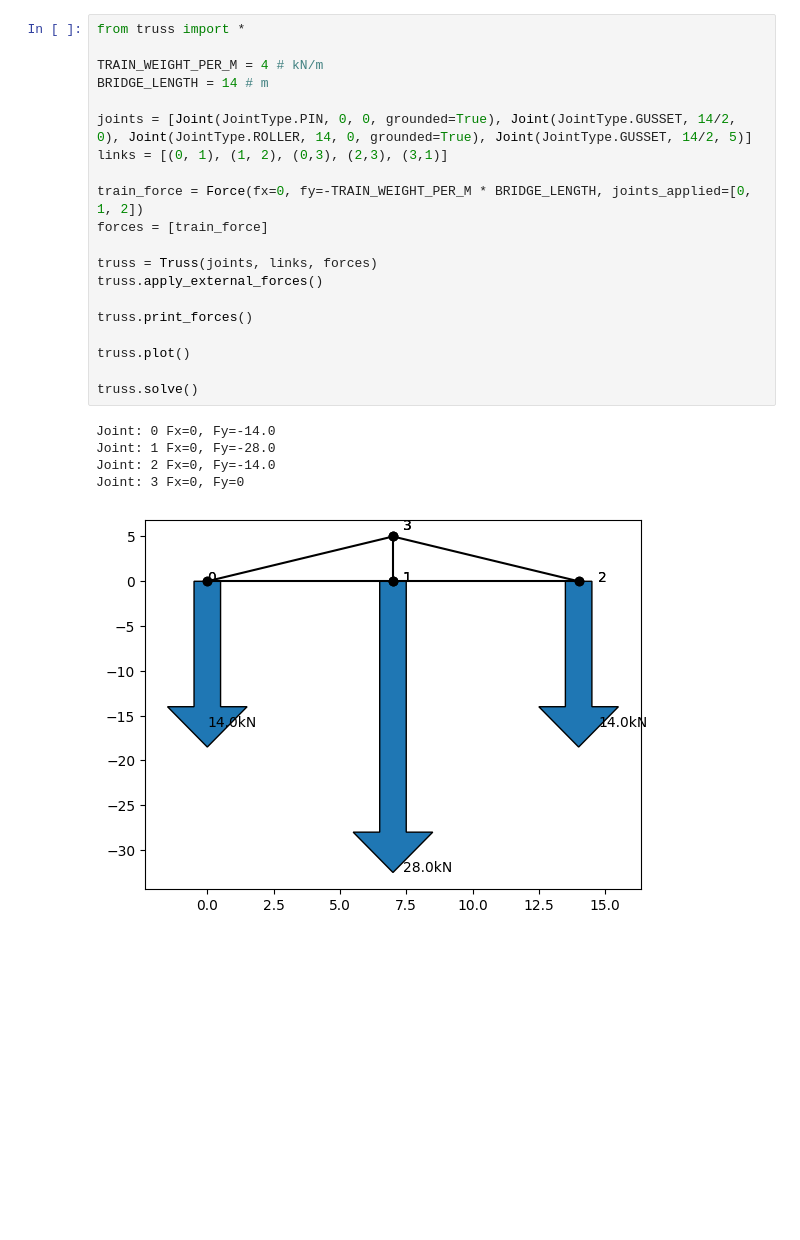
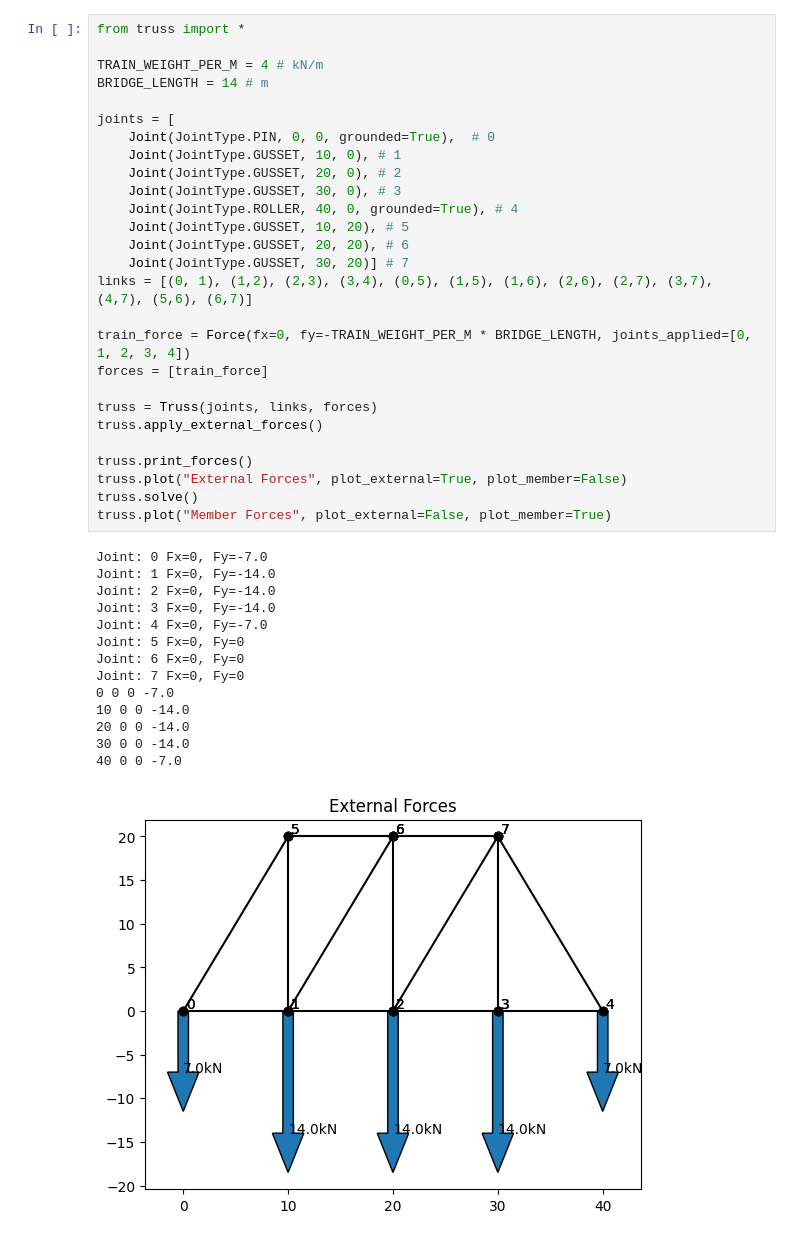
Before and after one commit to OLeather/truss-optimization, a Jupyter notebook: test.ipynb, the cells around one changed output. Drawn from its saved outputs; the diff is of its cells as text; blank space fills up the shorter version.

Commit message:
equation setup and solver fully functional. Tested up to 42 unknown member forces

```diff
--- a/test.ipynb
+++ b/test.ipynb
@@ -1,26 +1,42 @@
 # %%
 from truss import *
 
 TRAIN_WEIGHT_PER_M = 4 # kN/m
 BRIDGE_LENGTH = 14 # m
 
-joints = [Joint(JointType.PIN, 0, 0, grounded=True), Joint(JointType.GUSSET, 14/2, 0), Joint(JointType.ROLLER, 14, 0, grounded=True), Joint(JointType.GUSSET, 14/2, 5)]
-links = [(0, 1), (1, 2), (0,3), (2,3), (3,1)]
+joints = [
+    Joint(JointType.PIN, 0, 0, grounded=True),  # 0
+    Joint(JointType.GUSSET, 10, 0), # 1
+    Joint(JointType.GUSSET, 20, 0), # 2
+    Joint(JointType.GUSSET, 30, 0), # 3
+    Joint(JointType.ROLLER, 40, 0, grounded=True), # 4
+    Joint(JointType.GUSSET, 10, 20), # 5
+    Joint(JointType.GUSSET, 20, 20), # 6
+    Joint(JointType.GUSSET, 30, 20)] # 7
+links = [(0, 1), (1,2), (2,3), (3,4), (0,5), (1,5), (1,6), (2,6), (2,7), (3,7), (4,7), (5,6), (6,7)]
 
-train_force = Force(fx=0, fy=-TRAIN_WEIGHT_PER_M * BRIDGE_LENGTH, joints_applied=[0, 1, 2])
+train_force = Force(fx=0, fy=-TRAIN_WEIGHT_PER_M * BRIDGE_LENGTH, joints_applied=[0, 1, 2, 3, 4])
 forces = [train_force]
 
 truss = Truss(joints, links, forces)
 truss.apply_external_forces()
 
 truss.print_forces()
-
-truss.plot()
-
+truss.plot("External Forces", plot_external=True, plot_member=False)
 truss.solve()
+truss.plot("Member Forces", plot_external=False, plot_member=True)
 # %% [output]
-Joint: 0 Fx=0, Fy=-14.0
-Joint: 1 Fx=0, Fy=-28.0
+Joint: 0 Fx=0, Fy=-7.0
+Joint: 1 Fx=0, Fy=-14.0
 Joint: 2 Fx=0, Fy=-14.0
-Joint: 3 Fx=0, Fy=0
+Joint: 3 Fx=0, Fy=-14.0
+Joint: 4 Fx=0, Fy=-7.0
+Joint: 5 Fx=0, Fy=0
+Joint: 6 Fx=0, Fy=0
+Joint: 7 Fx=0, Fy=0
+0 0 0 -7.0
+10 0 0 -14.0
+20 0 0 -14.0
+30 0 0 -14.0
+40 0 0 -7.0
-[figure, old version]
+[figure, new version]
```
Also changed, not shown: parts of 3 cells of this notebook, 1 other file.
